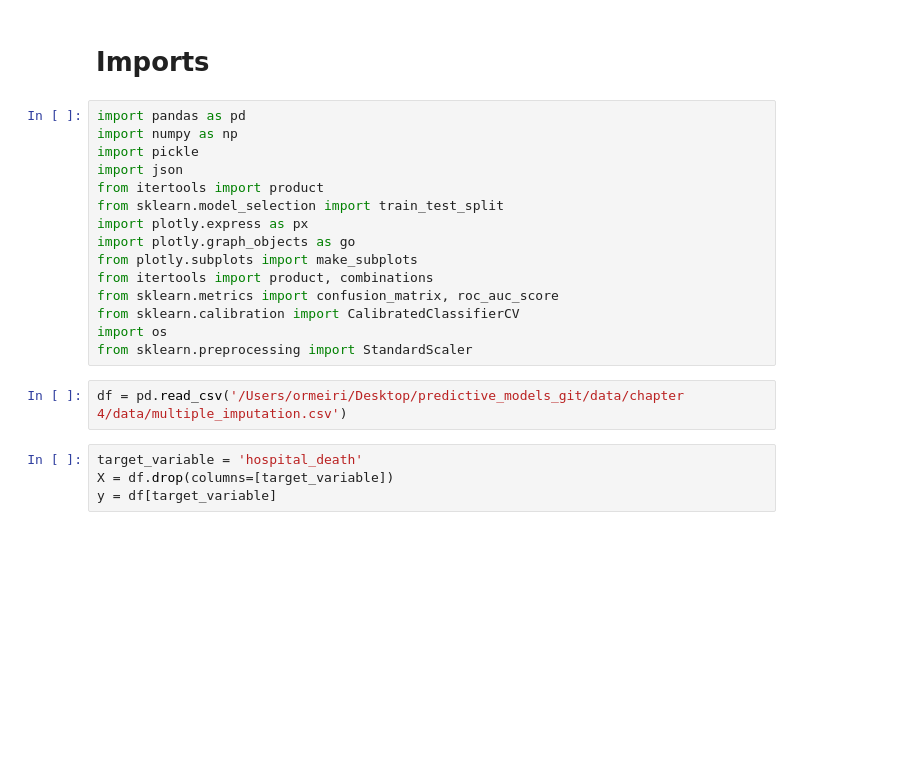
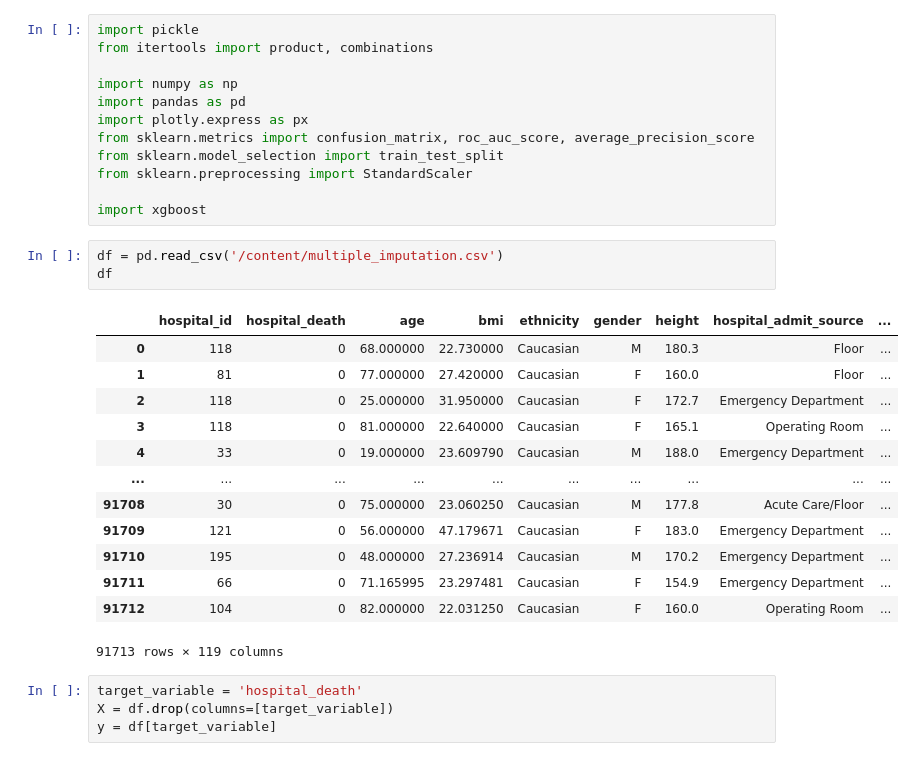
Before and after one commit to shirmash/Mortality_Predictor_icu, a Jupyter notebook: src/chapter_6.ipynb, the cells around one changed output. Drawn from its saved outputs; the diff is of its cells as text; blank space fills up the shorter version.

```diff
--- a/src/chapter_6.ipynb
+++ b/src/chapter_6.ipynb
@@ -1,22 +1,32 @@
-# %% [markdown]
-# Imports
 # %%
+import pickle
+from itertools import product, combinations
+
+import numpy as np
 import pandas as pd
-import numpy as np
-import pickle
-import json
-from itertools import product
+import plotly.express as px
+from sklearn.metrics import confusion_matrix, roc_auc_score, average_precision_score
 from sklearn.model_selection import train_test_split
-import plotly.express as px
-import plotly.graph_objects as go
-from plotly.subplots import make_subplots
-from itertools import product, combinations
-from sklearn.metrics import confusion_matrix, roc_auc_score
-from sklearn.calibration import CalibratedClassifierCV
-import os
 from sklearn.preprocessing import StandardScaler
+
+import xgboost
 # %%
-df = pd.read_csv('/Users/ormeiri/Desktop/predictive_models_git/data/chapter 4/data/multiple_imputation.csv')
+df = pd.read_csv('/content/multiple_imputation.csv')
+df
+# %% [output]
+|  | hospital_id | hospital_death | age | bmi | ethnicity | gender | height | hospital_admit_source | ... |
+| 0 | 118 | 0 | 68.000000 | 22.730000 | Caucasian | M | 180.3 | Floor | ... |
+| 1 | 81 | 0 | 77.000000 | 27.420000 | Caucasian | F | 160.0 | Floor | ... |
+| 2 | 118 | 0 | 25.000000 | 31.950000 | Caucasian | F | 172.7 | Emergency Department | ... |
+| 3 | 118 | 0 | 81.000000 | 22.640000 | Caucasian | F | 165.1 | Operating Room | ... |
+| 4 | 33 | 0 | 19.000000 | 23.609790 | Caucasian | M | 188.0 | Emergency Department | ... |
+| ... | ... | ... | ... | ... | ... | ... | ... | ... | ... |
+| 91708 | 30 | 0 | 75.000000 | 23.060250 | Caucasian | M | 177.8 | Acute Care/Floor | ... |
+| 91709 | 121 | 0 | 56.000000 | 47.179671 | Caucasian | F | 183.0 | Emergency Department | ... |
+| 91710 | 195 | 0 | 48.000000 | 27.236914 | Caucasian | M | 170.2 | Emergency Department | ... |
+| 91711 | 66 | 0 | 71.165995 | 23.297481 | Caucasian | F | 154.9 | Emergency Department | ... |
+| 91712 | 104 | 0 | 82.000000 | 22.031250 | Caucasian | F | 160.0 | Operating Room | ... |
+91713 rows × 119 columns
 # %%
 target_variable = 'hospital_death'
 X = df.drop(columns=[target_variable])
```
Also changed, not shown: parts of 23 cells of this notebook, 2 other files.
